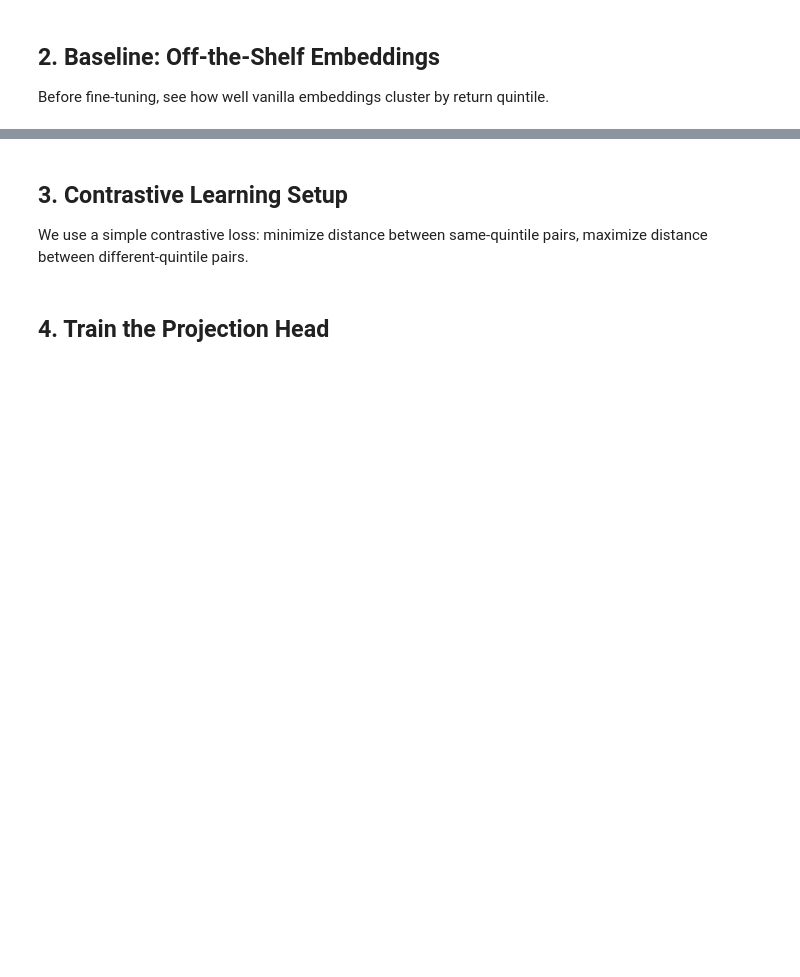
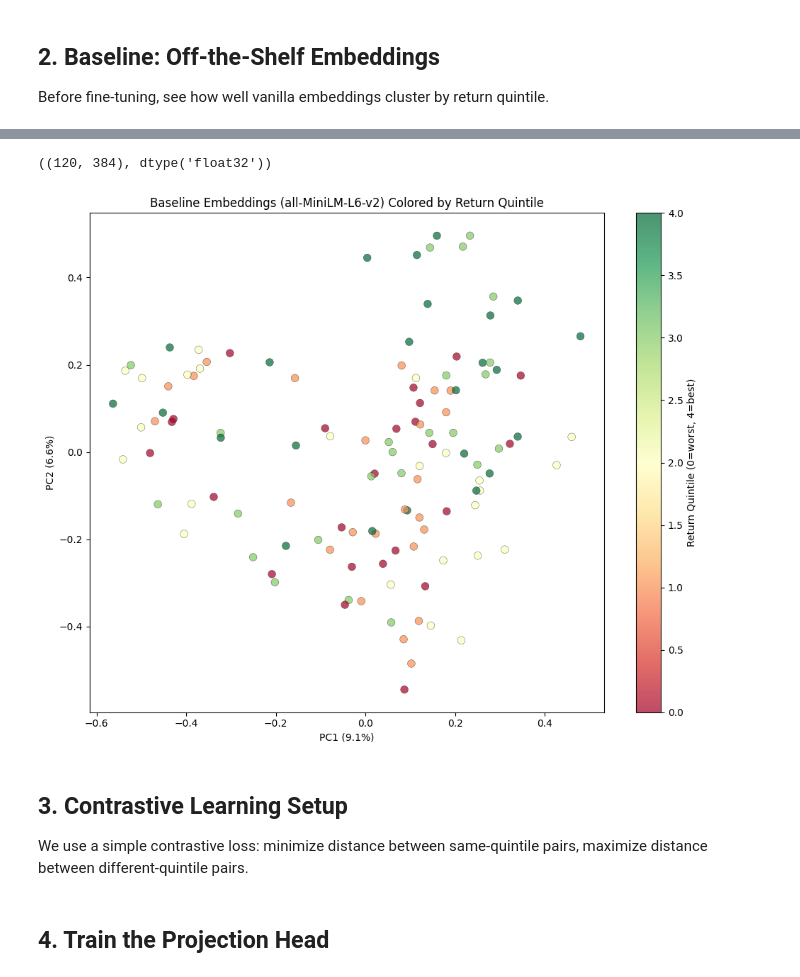
Before and after one commit to loftusa/TorchLeet, a Jupyter notebook: numerai/05-Contrastive-Financial-Embeddings/contrastive-financial-embeddings-Question.ipynb, the cells around one changed output, grey strips where cells are left out. Drawn from its saved outputs; the diff is of its cells as text; code cells hidden in the pictures; blank space fills up the shorter version.

```diff
--- a/numerai/05-Contrastive-Financial-Embeddings/contrastive-financial-embeddings-Question.ipynb
+++ b/numerai/05-Contrastive-Financial-Embeddings/contrastive-financial-embeddings-Question.ipynb
@@ -39,0 +133,10 @@ Before fine-tuning, see how well vanilla embeddings cluster by return quintile.
+# %%
+# Generate baseline embeddings
+from sentence_transformers import SentenceTransformer
+
+st = SentenceTransformer(
+    "all-miniLM-L6-v2",
+    prompts={"retrieval": "Retrieve semantically similar text: "},
+)
+
+embeddings = st.encode(df["headline"])
@@ -40,3 +151,33 @@ Before fine-tuning, see how well vanilla embeddings cluster by return quintile.
+# %%
+embeddings.shape, embeddings.dtype
+# %% [output]
+((120, 384), dtype('float32'))
+# %%
+from sklearn.decomposition import PCA
+import seaborn as sns
+
+pca = PCA(n_components=2)
+components = pca.fit_transform(embeddings)
+
+fig, ax = plt.subplots(figsize=(10, 8))
+scatter = ax.scatter(
+    components[:, 0],
+    components[:, 1],
+    c=df["quintile"],
+    cmap="RdYlGn",
+    alpha=0.7,
+    s=60,
+    edgecolors="black",
+    linewidth=0.3,
+)
+plt.colorbar(scatter, label="Return Quintile (0=worst, 4=best)")
+ax.set_xlabel(f"PC1 ({pca.explained_variance_ratio_[0]:.1%})")
+ax.set_ylabel(f"PC2 ({pca.explained_variance_ratio_[1]:.1%})")
+ax.set_title("Baseline Embeddings (all-MiniLM-L6-v2) Colored by Return Quintile")
+plt.tight_layout()
+plt.show()
+# %% [output]
+[figure, added]
 # %% [markdown]
 ## 3. Contrastive Learning Setup
 We use a simple contrastive loss: minimize distance between same-quintile pairs, maximize distance between different-quintile pairs.
```
Also changed, not shown: parts of 8 cells of this notebook, 15 other files.
